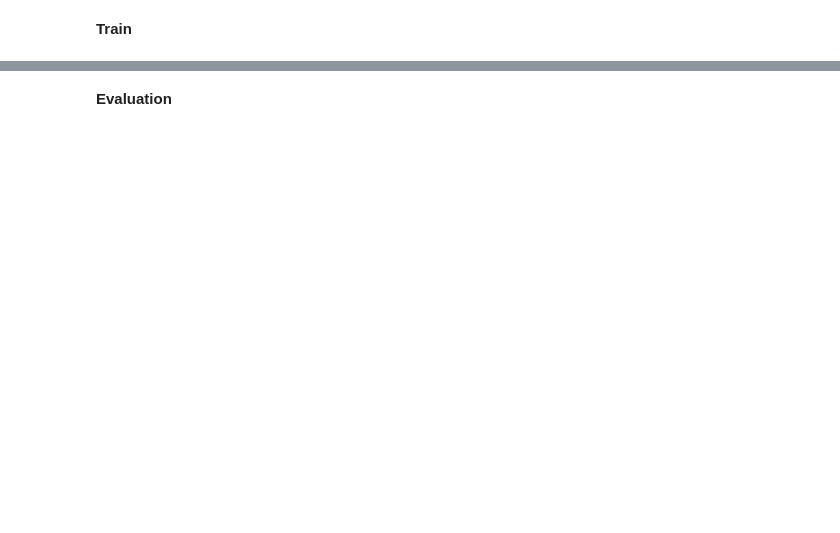
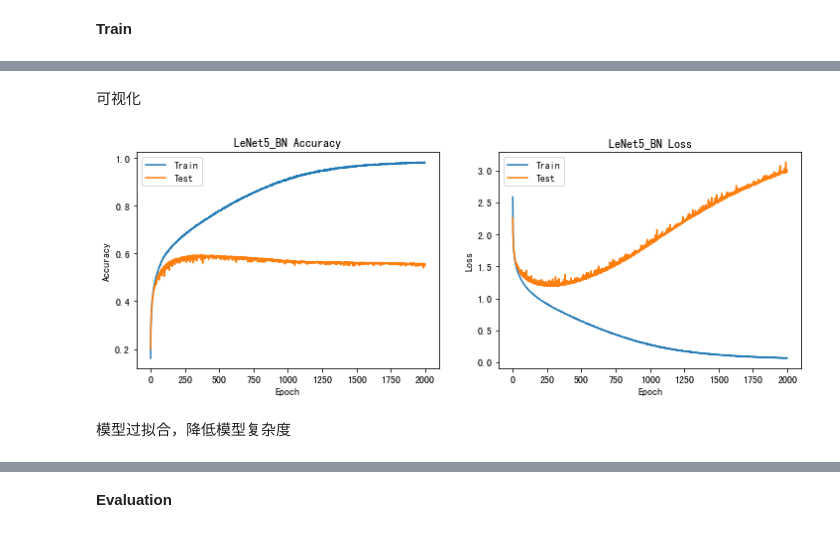
Before and after one commit to hotbaby/kkb, a Jupyter notebook: nlp-2019-autumn/lecture06/Assignment-06.ipynb, the cells around one changed output, grey strips where cells are left out. Cells and saved outputs as stored; diff of their text form; code cells hidden in the pictures; blank space fills up the shorter version.

```diff
--- a/nlp-2019-autumn/lecture06/Assignment-06.ipynb
+++ b/nlp-2019-autumn/lecture06/Assignment-06.ipynb
@@ -209,0 +244,2 @@ img_clf_lenet5_bn.compile(optimizer=optimizers.SGD(learning_rate=1e-3),
+# %% [markdown]
+可视化
@@ -209,0 +260,37 @@ img_clf_lenet5_bn.compile(optimizer=optimizers.SGD(learning_rate=1e-3),
+# %%
+def deserialize(filepath):
+    with open(filepath) as f:
+        return json.load(f)
+# %%
+def train_virtualize(history, name='Model'):
+    """
+    Train virtualization
+    """
+    # Accuracy
+    _, ax = plt.subplots(1, 2, figsize=(12, 4))
+    ax[0].plot(history['acc'])
+    ax[0].plot(history['val_acc'])
+    ax[0].set_title('{} Accuracy'.format(name))
+    ax[0].set_ylabel('Accuracy')
+    ax[0].set_xlabel('Epoch')
+    ax[0].legend(['Train', 'Test'])
+
+    # Loss
+    ax[1].plot(history['loss'])
+    ax[1].plot(history['val_loss'])
+    ax[1].set_title('{} Loss'.format(name))
+    ax[1].set_ylabel('Loss')
+    ax[1].set_xlabel('Epoch')
+    ax[1].legend(['Train', 'Test'])
+# %%
+# record train history data
+
+LENET5_BN_TRAIN_HISTORY_FILEPAHT = 'lenet5_bn_train_history.json'
+serialize(train_history.history, LENET5_BN_TRAIN_HISTORY_FILEPAHT)
+history = deserialize(LENET5_BN_TRAIN_HISTORY_FILEPAHT)
+# %%
+train_virtualize(history, name='LeNet5_BN')
+# %% [output]
+[figure, added]
+# %% [markdown]
+模型过拟合，降低模型复杂度
```
Also changed, not shown: parts of 17 cells of this notebook, 3 other files.
